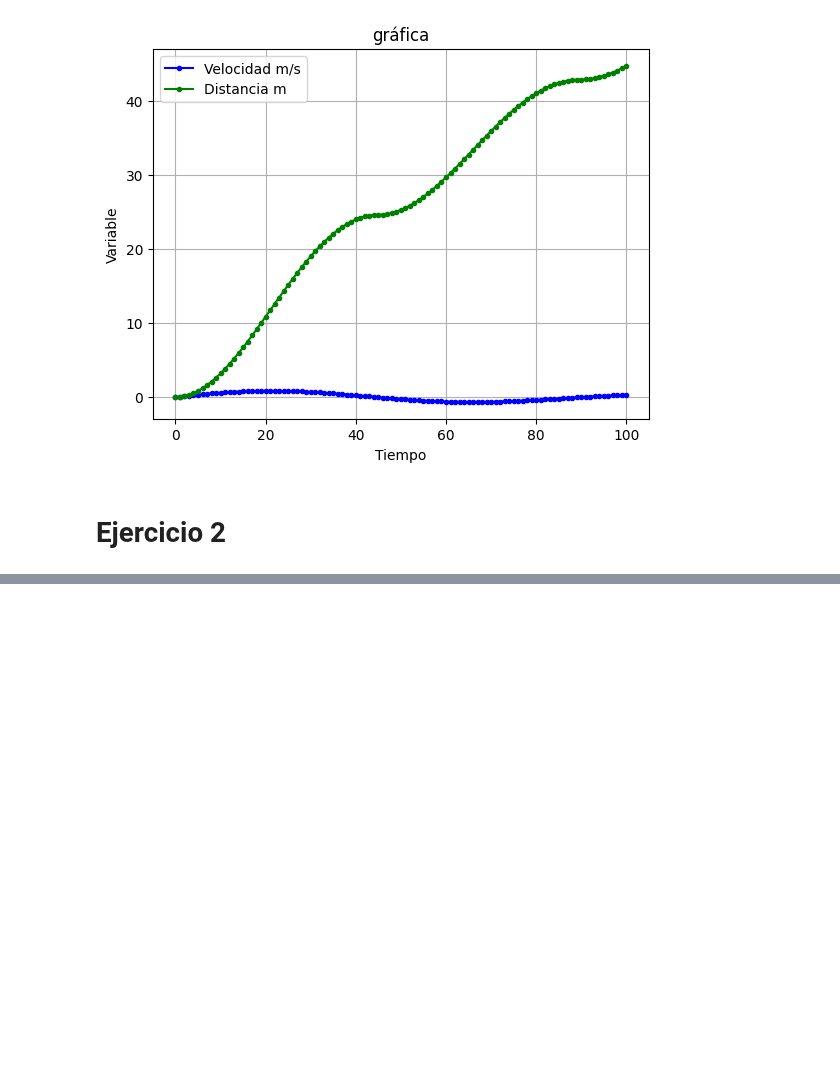
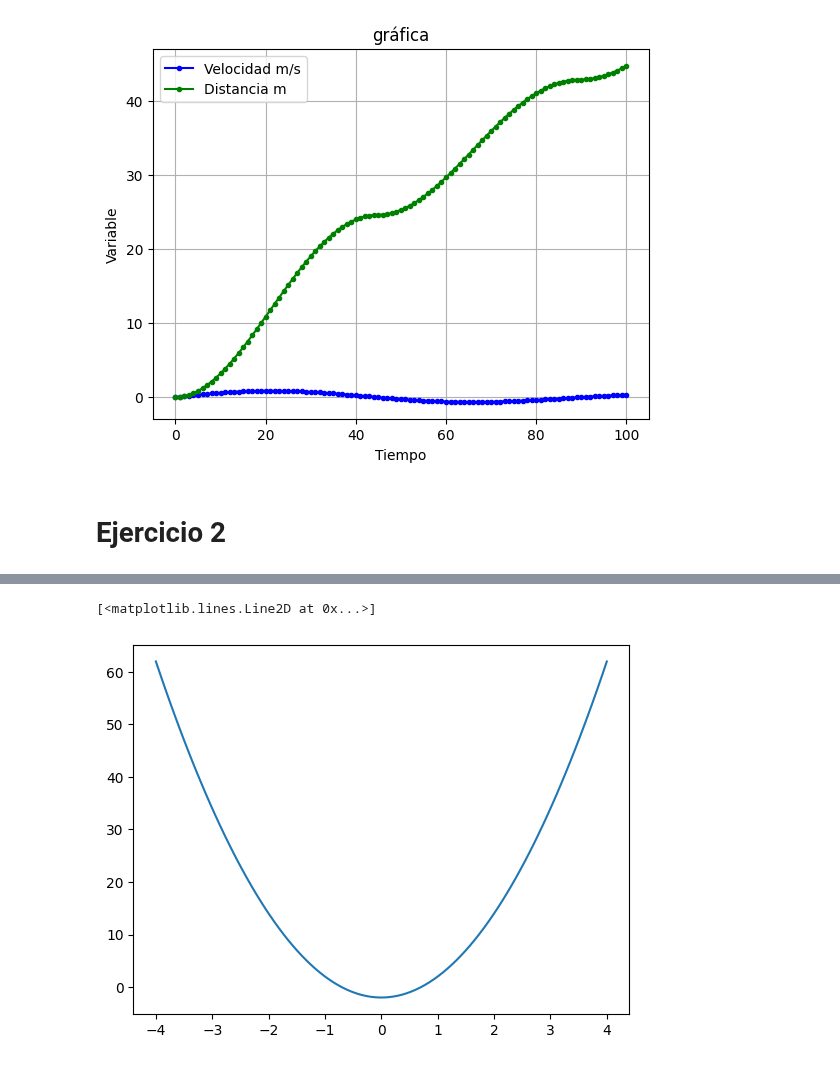
Before and after one commit to jorgexm20-sketch/Fis-sicaComputacional_2027_1, a Jupyter notebook: Homework/TareaPractica4.ipynb, the cells around one changed output, grey strips where cells are left out. Saved outputs shown, nothing was run; the diff lists cells and outputs as text; code cells hidden in the pictures; blank space fills up the shorter version.

```diff
--- a/Homework/TareaPractica4.ipynb
+++ b/Homework/TareaPractica4.ipynb
@@ -181,0 +335,19 @@ plt.grid()
+# %%
+# Creamos la función de hermite de manera recursiva
+def hermite(n,x):
+    n = int(n)
+    if n<0:
+        raise ValueError("N debe ser positivo")
+    if n == 0:
+        return 1
+    if n == 1:
+        return 2*x
+    if n>= 0:
+        return 2* x* hermite((n-1), x) - 2* (n-1) * hermite((n-2), x)
+# %%
+x_1 = np.linspace(-4,4, 100)
+hermite(1,x_1).shape
+plt.plot(x_1, hermite(2, x_1))
+# %% [output]
+[<matplotlib.lines.Line2D at 0x...>]
+[figure, added]
```
Also changed, not shown: parts of 31 cells of this notebook.
